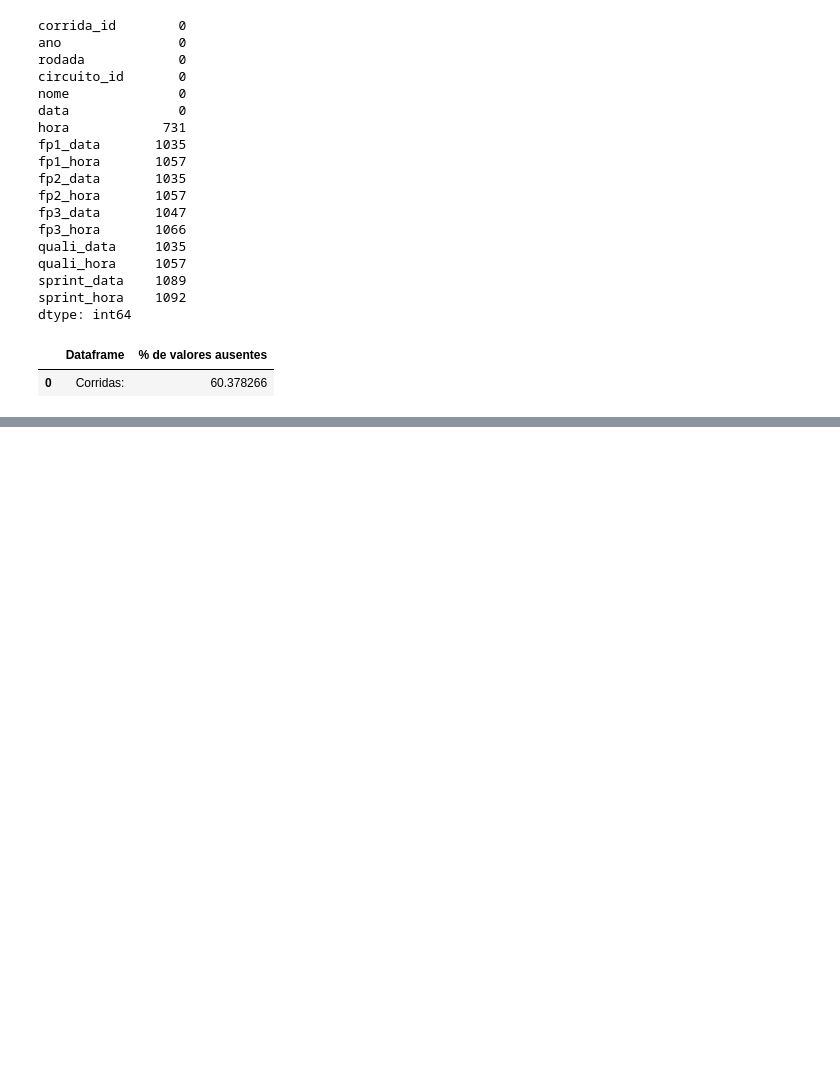
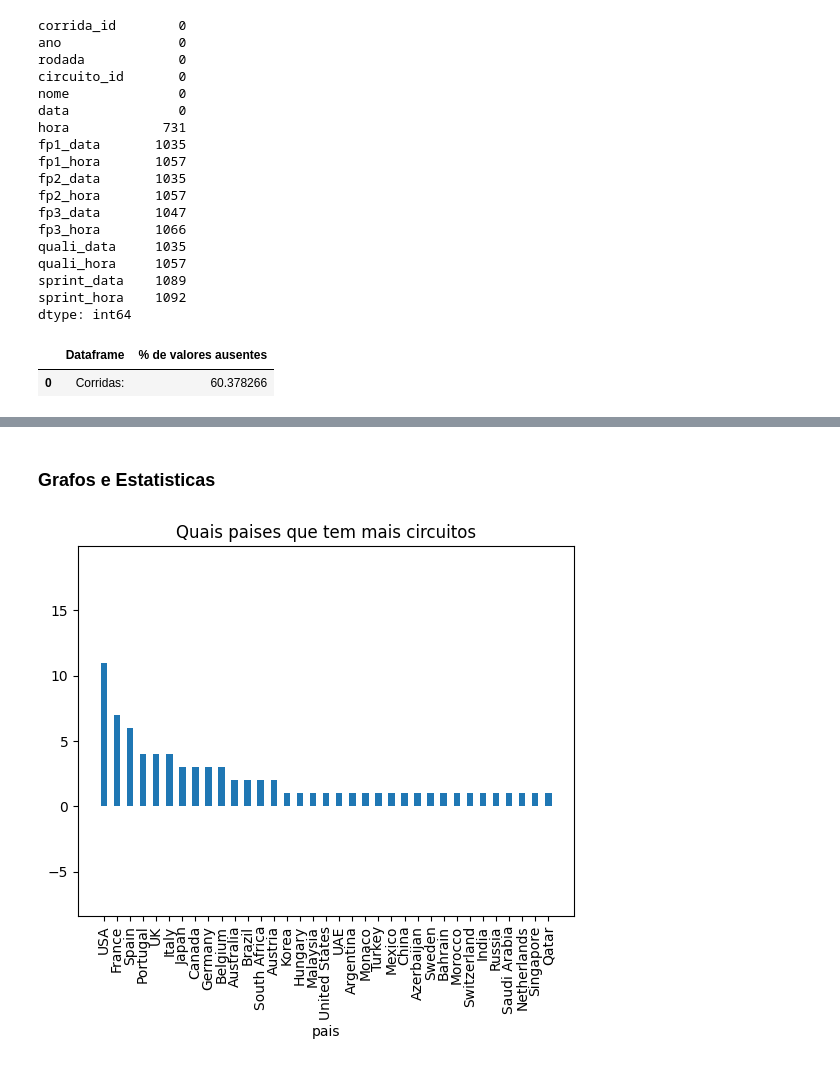
Before and after one commit to augustopinho/fatec_ipi_projeto_integrador_3, a Jupyter notebook: tratamento_dados.ipynb, the cells around one changed output, grey strips where cells are left out. Saved outputs shown, nothing was run; the diff lists cells and outputs as text; code cells hidden in the pictures; blank space fills up the shorter version.

Commit message:
feat(Tratamento_Limpeza_DS): T/L da tabela CIRCUITS]

```diff
--- a/tratamento_dados.ipynb
+++ b/tratamento_dados.ipynb
@@ -134,0 +201,5 @@ Dimensoes:
+# %%
+#Deletando colunas que não precisam
+
+#DROP COLUNA URL
+circuitos = circuitos.drop('url', axis=1)
@@ -134,0 +208,12 @@ Dimensoes:
+# %%
+#Colocando os valores "\n" COMO NP.NAN (NONE)
+circuitos = circuitos.replace('\\N', np.nan)
+# %%
+#Transformando em String
+circuitos['nome'] = circuitos['nome'].astype(pd.StringDtype())
+circuitos['circuito_ref'] = circuitos['circuito_ref'].astype(pd.StringDtype())
+circuitos['pais'] = circuitos['pais'].astype(pd.StringDtype())
+circuitos['localizacao'] = circuitos['localizacao'].astype(pd.StringDtype())
+# %%
+#Transformando em INT
+circuitos['alt'] = pd.to_numeric(circuitos['alt'])
@@ -134,0 +292,13 @@ Dimensoes:
+# %% [markdown]
+### Grafos e Estatisticas
+# %%
+#Distribuição de classificações
+count_ratings = circuitos['pais'].value_counts()
+
+# Visualização em um gráfico de pizza
+count_ratings.plot(kind='bar')
+plt.axis('equal')
+plt.title('Quais paises que tem mais circuitos')
+plt.show()
+# %% [output]
+[figure, added]
```
Also changed, not shown: parts of 17 cells of this notebook.
